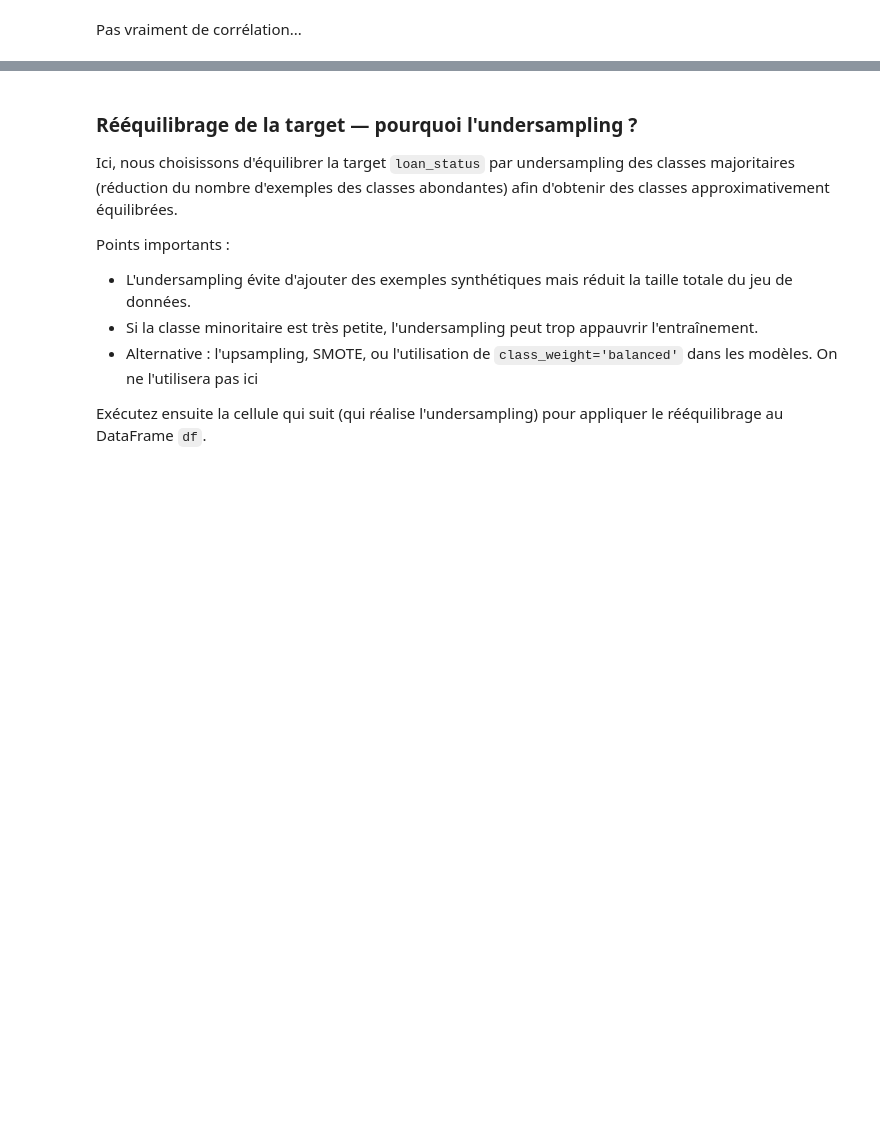
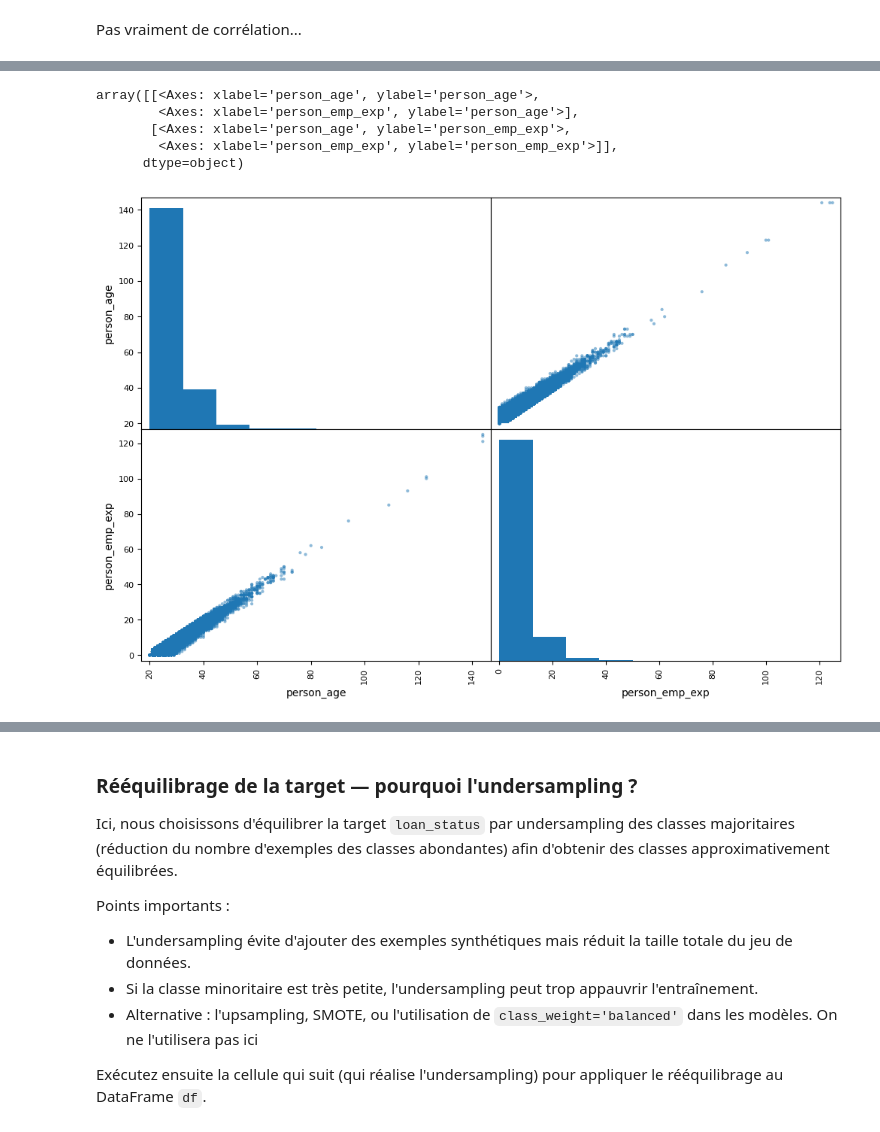
Before and after one commit to amauryjnn/projet-Apprentissage-Automatique, a Jupyter notebook: main.ipynb, the cells around one changed output, grey strips where cells are left out. Cells and saved outputs as stored; diff of their text form; code cells hidden in the pictures; blank space fills up the shorter version.

```diff
--- a/main.ipynb
+++ b/main.ipynb
@@ -264,0 +593,10 @@ Pas vraiment de corrélation...
+# %%
+from pandas.plotting import scatter_matrix
+scatter_matrix(df[["person_age", "person_emp_exp"]], figsize=(12,8))
+# %% [output]
+array([[<Axes: xlabel='person_age', ylabel='person_age'>,
+        <Axes: xlabel='person_emp_exp', ylabel='person_age'>],
+       [<Axes: xlabel='person_age', ylabel='person_emp_exp'>,
+        <Axes: xlabel='person_emp_exp', ylabel='person_emp_exp'>]],
+      dtype=object)
+[figure, added]
```
Also changed, not shown: parts of 20 cells of this notebook, 3 other files.
